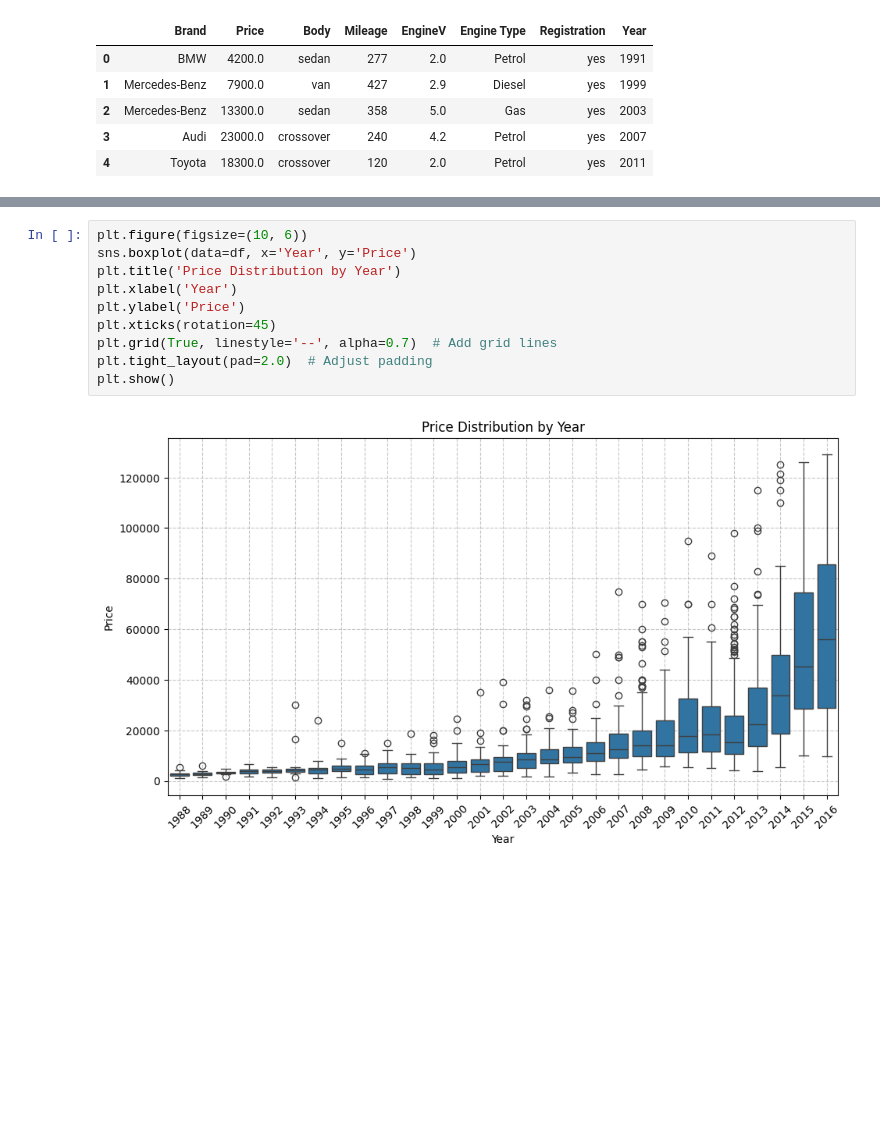
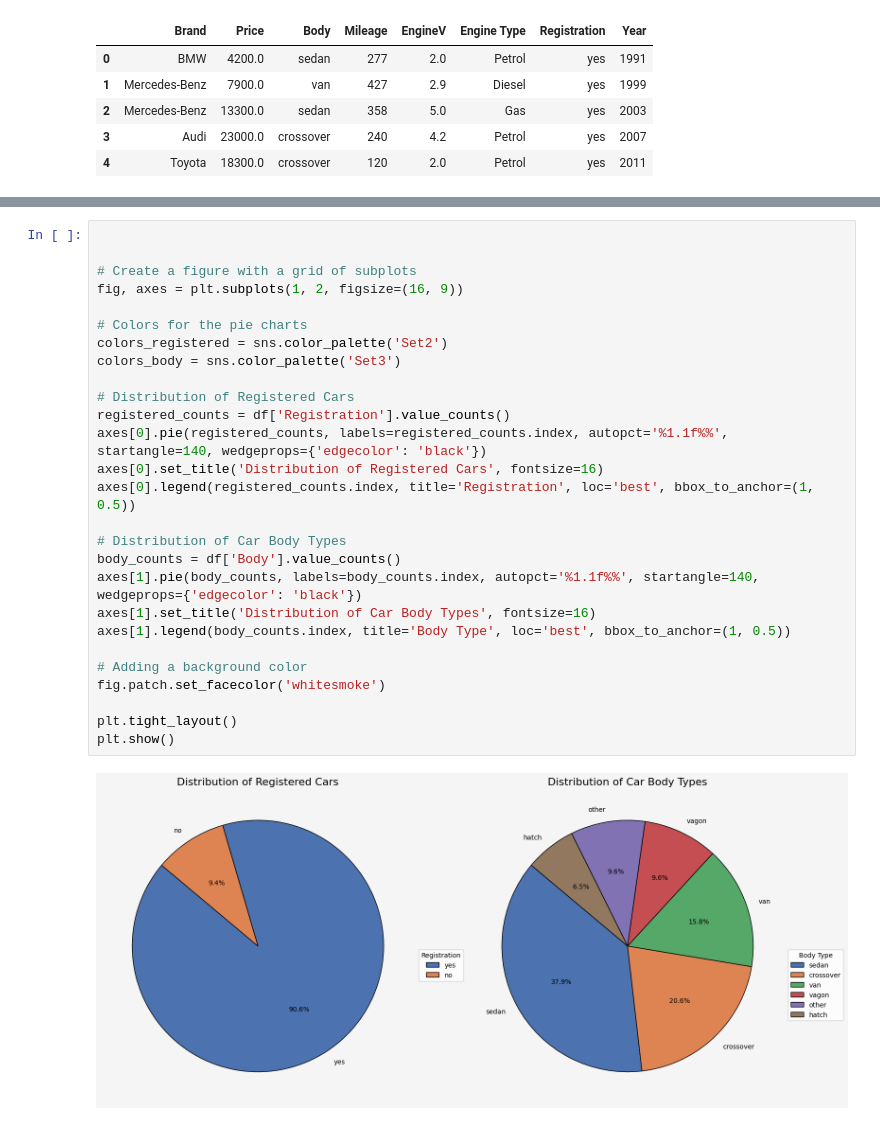
Before and after one commit to SubhamParajuli/Car-prediction-model, a Jupyter notebook: plots.ipynb, the cells around one changed output, grey strips where cells are left out. Cells and saved outputs as stored; diff of their text form; blank space fills up the shorter version.

```diff
--- a/plots.ipynb
+++ b/plots.ipynb
@@ -64,12 +103,29 @@ plt.show()
-# %%
-plt.figure(figsize=(10, 6))
-sns.boxplot(data=df, x='Year', y='Price')
-plt.title('Price Distribution by Year')
-plt.xlabel('Year')
-plt.ylabel('Price')
-plt.xticks(rotation=45)
-plt.grid(True, linestyle='--', alpha=0.7)  # Add grid lines
-plt.tight_layout(pad=2.0)  # Adjust padding
-plt.show()
-# %% [output]
-[figure, removed]
+# %%
+
+
+# Create a figure with a grid of subplots
+fig, axes = plt.subplots(1, 2, figsize=(16, 9))
+
+# Colors for the pie charts
+colors_registered = sns.color_palette('Set2')
+colors_body = sns.color_palette('Set3')
+
+# Distribution of Registered Cars
+registered_counts = df['Registration'].value_counts()
+axes[0].pie(registered_counts, labels=registered_counts.index, autopct='%1.1f%%', startangle=140, wedgeprops={'edgecolor': 'black'})
+axes[0].set_title('Distribution of Registered Cars', fontsize=16)
+axes[0].legend(registered_counts.index, title='Registration', loc='best', bbox_to_anchor=(1, 0.5))
+
+# Distribution of Car Body Types
+body_counts = df['Body'].value_counts()
+axes[1].pie(body_counts, labels=body_counts.index, autopct='%1.1f%%', startangle=140, wedgeprops={'edgecolor': 'black'})
+axes[1].set_title('Distribution of Car Body Types', fontsize=16)
+axes[1].legend(body_counts.index, title='Body Type', loc='best', bbox_to_anchor=(1, 0.5))
+
+# Adding a background color
+fig.patch.set_facecolor('whitesmoke')
+
+plt.tight_layout()
+plt.show()
+# %% [output]
+[figure, added]
```
Also changed, not shown: parts of 10 cells of this notebook, 5 other files.
